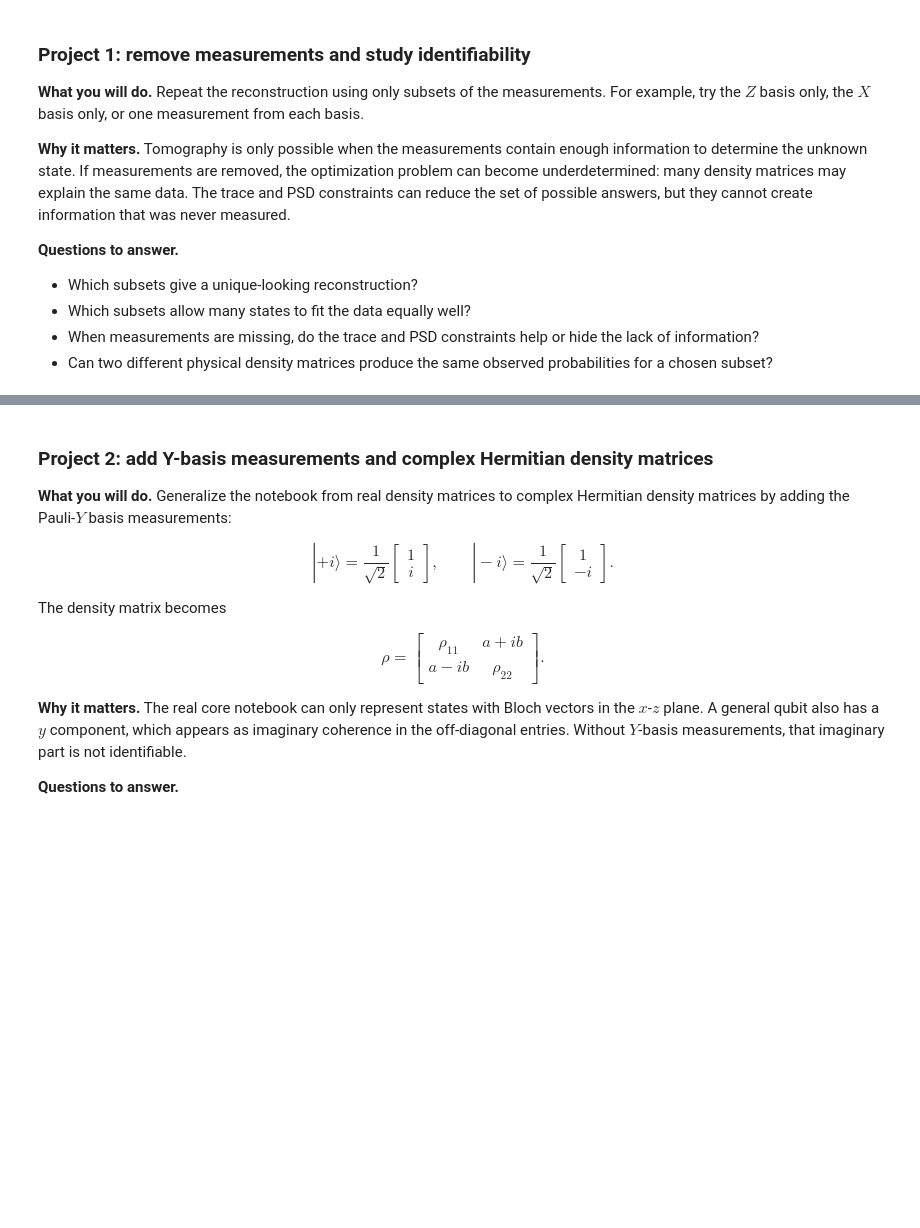
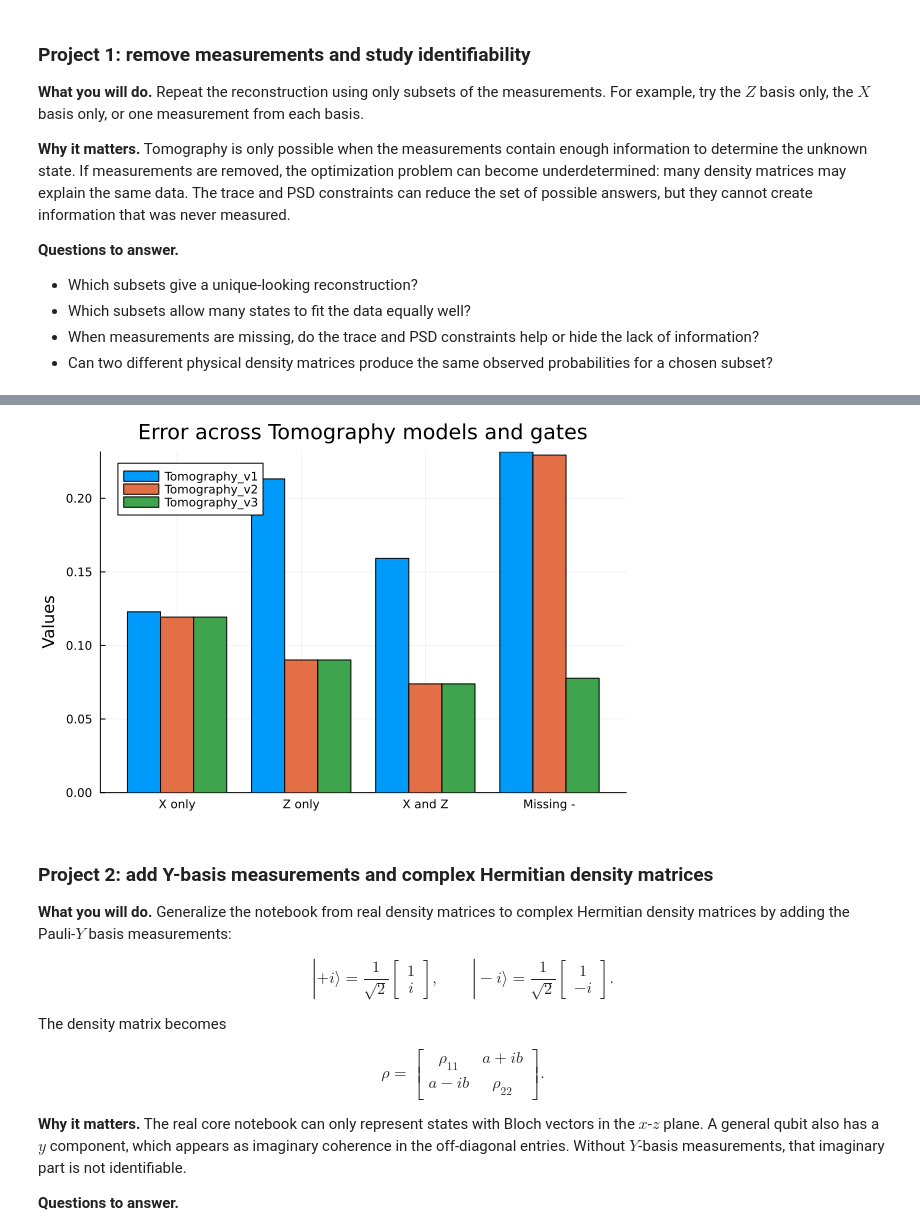
Before and after one commit to Ianborden/Quantum-APL, a Jupyter notebook: Week 2/quantum-state-tomography-student.ipynb, the cells around one changed output, grey strips where cells are left out. Cells and saved outputs as stored; diff of their text form; code cells hidden in the pictures; blank space fills up the shorter version.

```diff
--- a/Week 2/quantum-state-tomography-student.ipynb
+++ b/Week 2/quantum-state-tomography-student.ipynb
@@ -433,3 +462,23 @@ plot_bloch_vectors(reconstruction_records_subset)
+# %%
+
+# Rows correspond to x-axis categories; Columns correspond to bar groups
+categories = ["X only", "Z only", "X and Z", "Missing -"]
+data = [
+    err1[1] err2[1] err3[1];  # Bars for Category A
+    err1[2] err2[2] err3[2];  # Bars for Category B
+    err1[3] err2[3] err3[3]   # Bars for Category C
+    err1[4] err2[4] err3[4]   # Bars for Category D
+
+]
+
+groupedbar(categories, data,
+    label = ["Tomography_v1" "Tomography_v2" "Tomography_v3"],
+    ylabel = "Values",
+    title = "Error across Tomography models and gates",
+    #ylims = (0.065, 0.08)
+)
+# %% [output]
+[figure, added]
 # %% [markdown]
 ### Project 2: add Y-basis measurements and complex Hermitian density matrices
 
```
Also changed, not shown: parts of 7 cells of this notebook.
